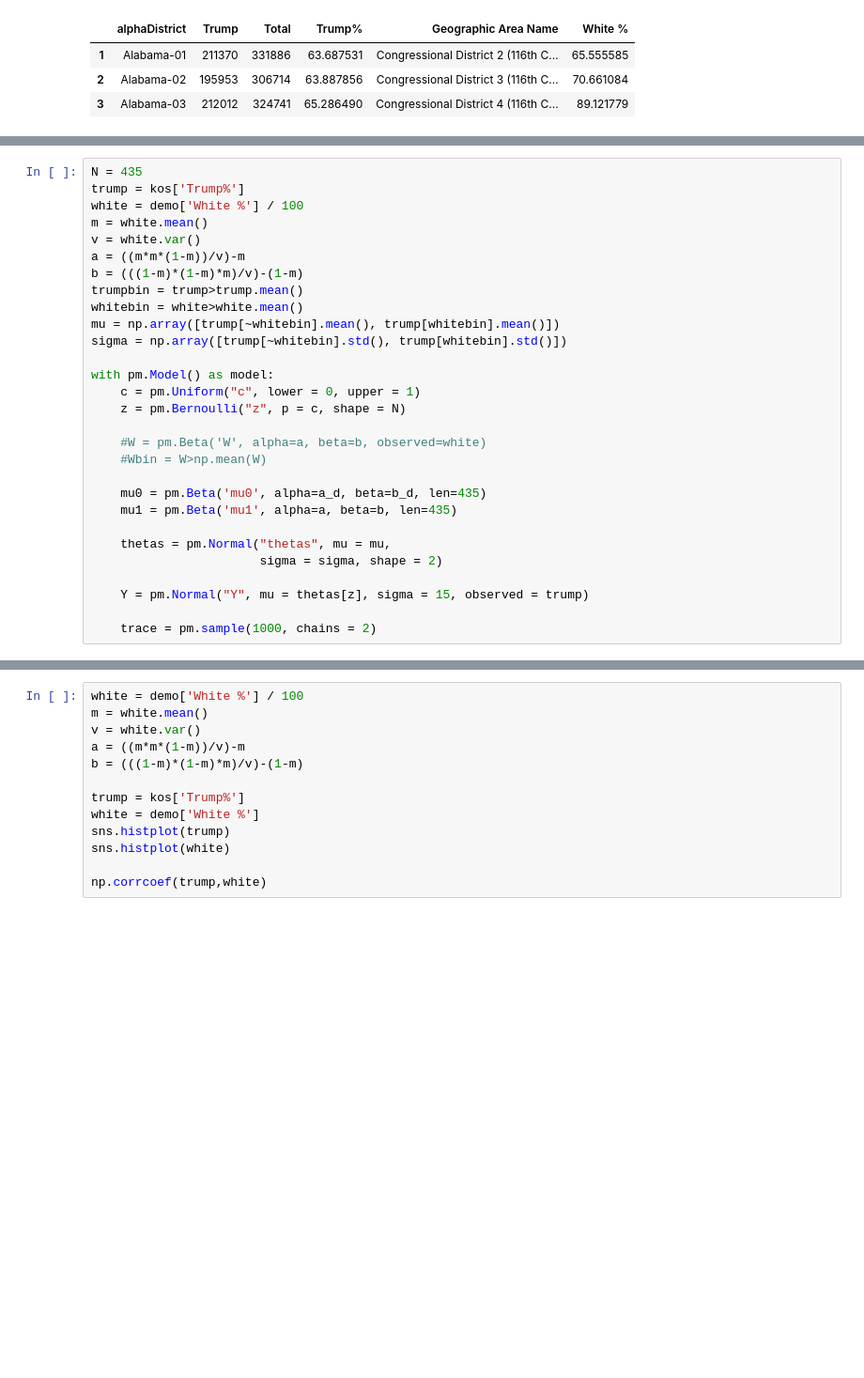
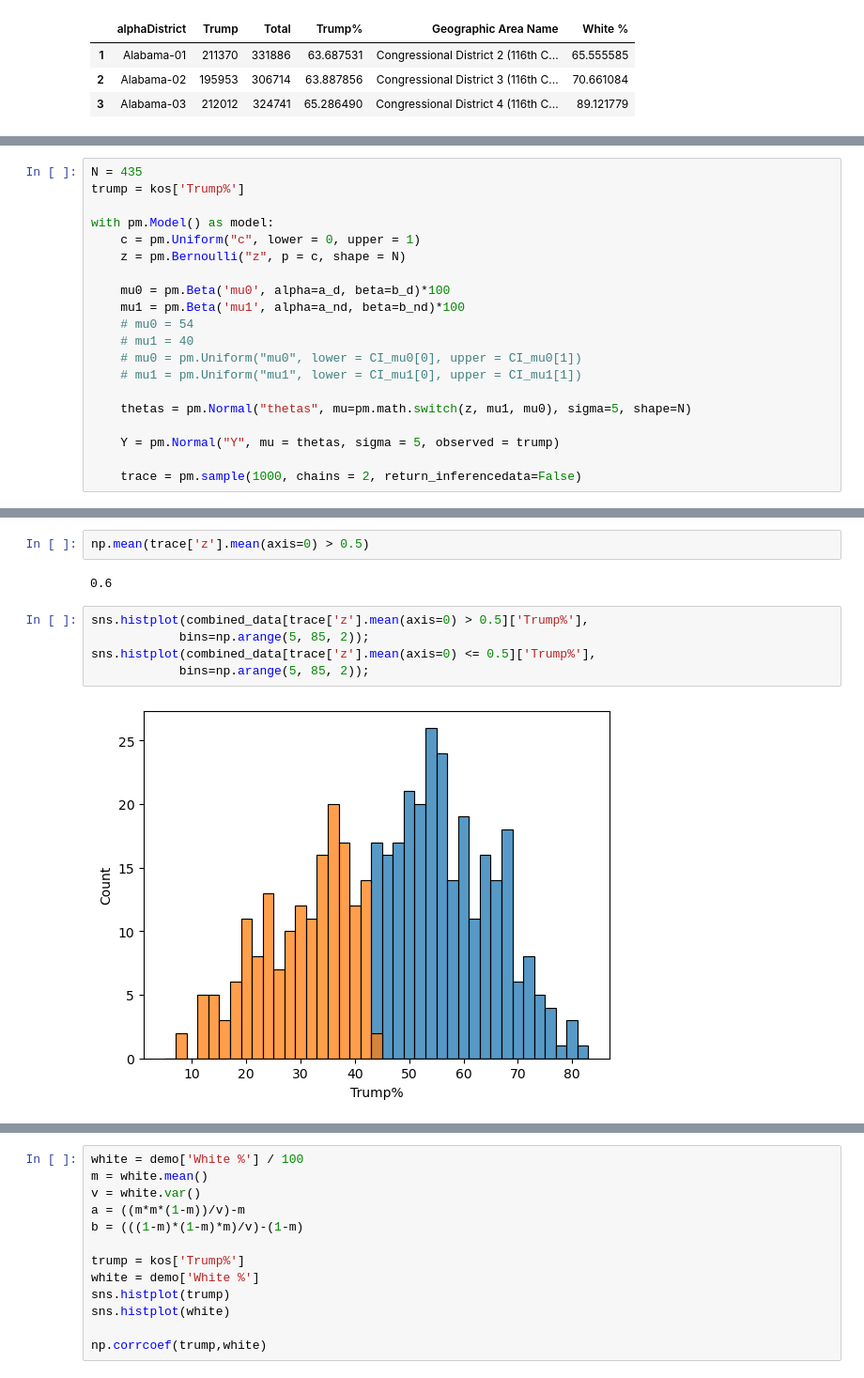
Before and after one commit to sarsong/data102proj, a Jupyter notebook: bayes.ipynb, the cells around one changed output, grey strips where cells are left out. Shown at 94% size. Drawn from its saved outputs; the diff is of its cells as text; blank space fills up the shorter version.

```diff
--- a/bayes.ipynb
+++ b/bayes.ipynb
@@ -159,32 +196,23 @@ sns.histplot(samples_left);
 # %%
 N = 435
 trump = kos['Trump%']
-white = demo['White %'] / 100
-m = white.mean()
-v = white.var()
-a = ((m*m*(1-m))/v)-m
-b = (((1-m)*(1-m)*m)/v)-(1-m)
-trumpbin = trump>trump.mean()
-whitebin = white>white.mean()
-mu = np.array([trump[~whitebin].mean(), trump[whitebin].mean()])
-sigma = np.array([trump[~whitebin].std(), trump[whitebin].std()])
 
 with pm.Model() as model:
     c = pm.Uniform("c", lower = 0, upper = 1)
     z = pm.Bernoulli("z", p = c, shape = N)
 
-    #W = pm.Beta('W', alpha=a, beta=b, observed=white)
-    #Wbin = W>np.mean(W)
+    mu0 = pm.Beta('mu0', alpha=a_d, beta=b_d)*100
+    mu1 = pm.Beta('mu1', alpha=a_nd, beta=b_nd)*100
+    # mu0 = 54
+    # mu1 = 40
+    # mu0 = pm.Uniform("mu0", lower = CI_mu0[0], upper = CI_mu0[1])
+    # mu1 = pm.Uniform("mu1", lower = CI_mu1[0], upper = CI_mu1[1])
 
-    mu0 = pm.Beta('mu0', alpha=a_d, beta=b_d, len=435)
-    mu1 = pm.Beta('mu1', alpha=a, beta=b, len=435)
+    thetas = pm.Normal("thetas", mu=pm.math.switch(z, mu1, mu0), sigma=5, shape=N)
 
-    thetas = pm.Normal("thetas", mu = mu,
-                       sigma = sigma, shape = 2)
+    Y = pm.Normal("Y", mu = thetas, sigma = 5, observed = trump)
 
-    Y = pm.Normal("Y", mu = thetas[z], sigma = 15, observed = trump)
-
-    trace = pm.sample(1000, chains = 2)
+    trace = pm.sample(1000, chains = 2, return_inferencedata=False)
 # %% [output]
 Multiprocess sampling (2 chains in 4 jobs)
 CompoundStep
@@ -195 +223,12 @@ Sampling 2 chains for 1_000 tune and 1_000 draw iterations (2_000 + 2_000 draws
 We recommend running at least 4 chains for robust computation of convergence diagnostics
+# %%
+np.mean(trace['z'].mean(axis=0) > 0.5)
+# %% [output]
+0.6
+# %%
+sns.histplot(combined_data[trace['z'].mean(axis=0) > 0.5]['Trump%'],
+            bins=np.arange(5, 85, 2));
+sns.histplot(combined_data[trace['z'].mean(axis=0) <= 0.5]['Trump%'],
+            bins=np.arange(5, 85, 2));
+# %% [output]
+[figure, added]
```
Also changed, not shown: parts of 13 cells of this notebook.
